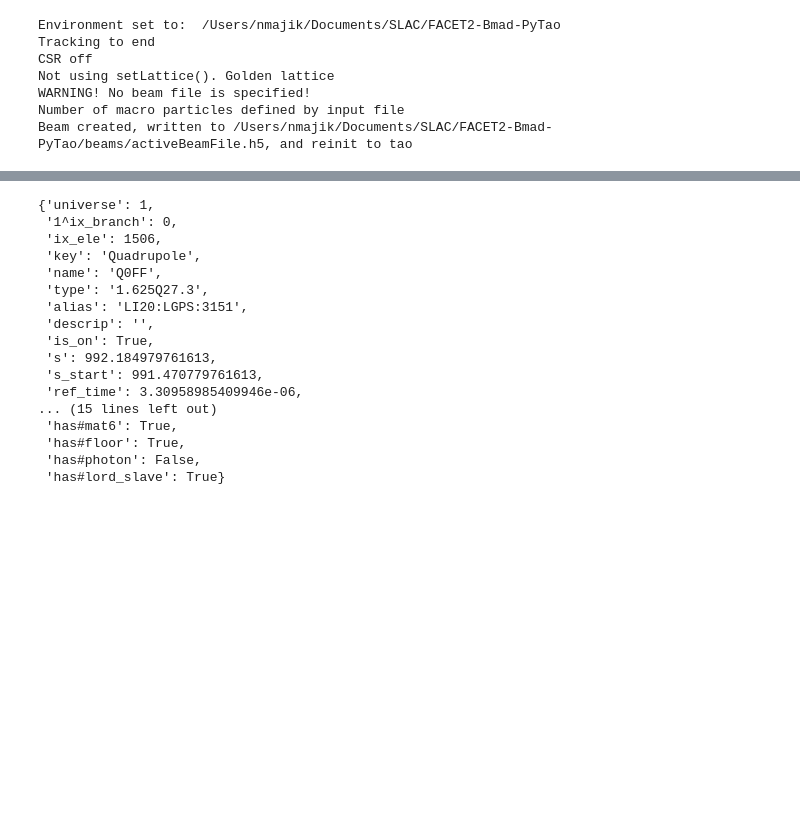
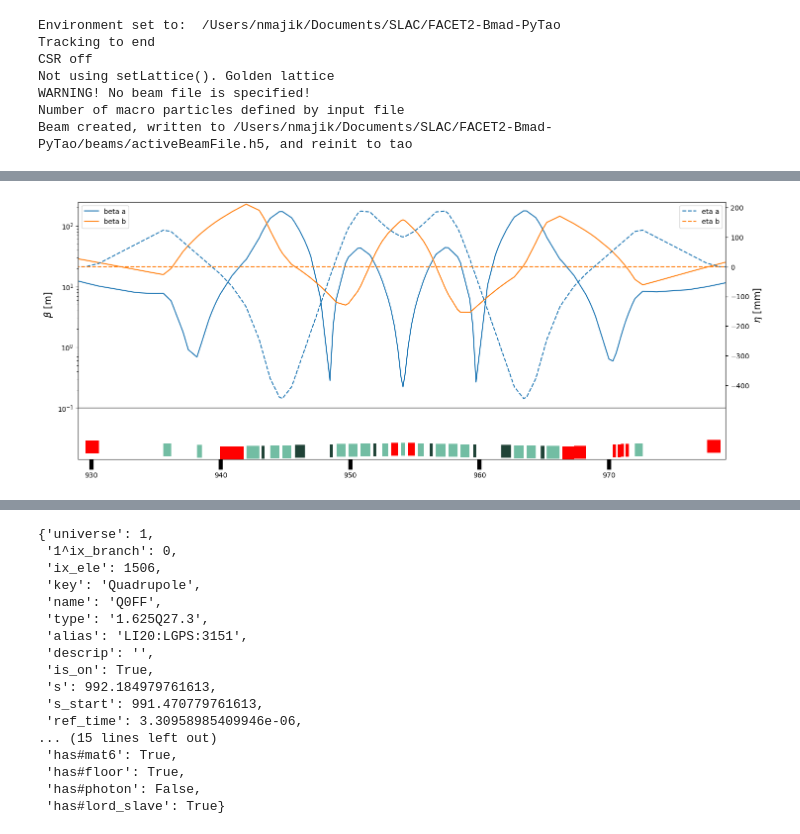
Before and after one commit to slaclab/FACET2-Bmad-PyTao, a Jupyter notebook: DELETEME.ipynb, the cells around one changed output, grey strips where cells are left out. Cells and saved outputs as stored; diff of their text form; code cells hidden in the pictures; blank space fills up the shorter version.

```diff
--- a/DELETEME.ipynb
+++ b/DELETEME.ipynb
@@ -86,0 +135,4 @@ tao.cmd('show ele XC1E -all')
+# %%
+floorplanPlot(tao, zmin = 929, zmax = 979 )
+# %% [output]
+[figure, added]
```
Also changed, not shown: parts of 14 cells of this notebook, 23 other files.
